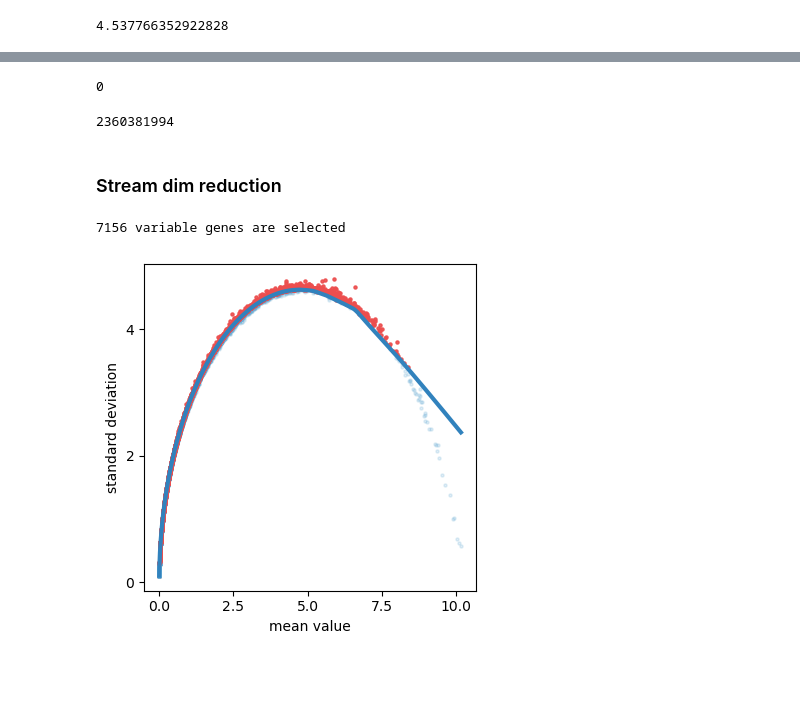
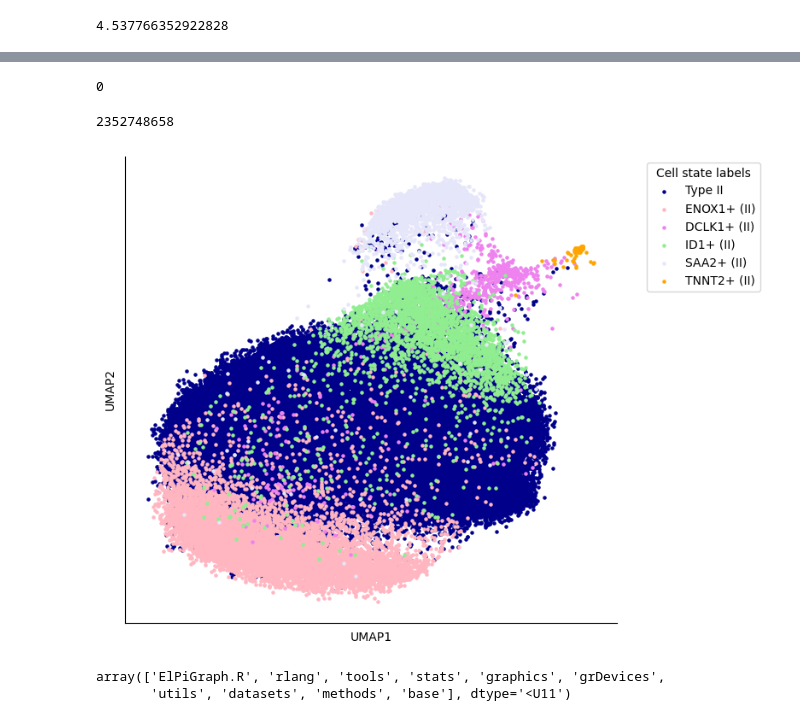
Before and after one commit to sachha-naksha/SKM_multimodal_analysis, a Jupyter notebook: py_scripts/traj_2.ipynb, the cells around one changed output, grey strips where cells are left out. Drawn from its saved outputs; the diff is of its cells as text; code cells hidden in the pictures; blank space fills up the shorter version.

```diff
--- a/py_scripts/traj_2.ipynb
+++ b/py_scripts/traj_2.ipynb
@@ -21,3 +21,13 @@ import stream as st
 adata = st.read(file_name=adata_infile_fiber, workdir=out_tmp)
 # %% [output]
 Saving results in: /ocean/projects/cis240075p/asachan/datasets/TA_muscle/public_datasets/SKM_multimodal_ageing/objects/tmp
+# %%
+adata.obsm['X_dr'] = adata.obsm['X_umap']
+# %%
+# filter cells to cleanup the umap
+coord_mask = adata.obsm['X_dr'][:, 0] < 0 #as type 2 fibers have negative umap x-coordinate
+print(f"Cells removed by coord_mask : {(~coord_mask).sum()}")
+keep = coord_mask
+print(f"\nKeeping {keep.sum()} / {len(keep)} cells")
+adata = adata[keep].copy()
+print(f"adata after filtering: {adata.shape}")
@@ -77,12 +91,4 @@ display(n_nans)
 display(adata.X.size)
 # %% [output]
 0
-2360381994
+2352748658
-# %% [markdown]
-### Stream dim reduction
-# %%
-# # Setting var_genes if you need to select top 3k genes from a list of more than 3k genes
-st.select_variable_genes(adata,loess_frac=0.01,percentile=80)
-# %% [output]
-7156 variable genes are selected
-[figure, removed]
@@ -92,0 +95,44 @@ st.dimension_reduction(adata,method='se',feature='var_genes',n_components=2,n_ne
+# %%
+import matplotlib.pyplot as plt
+import numpy as np
+
+# Extract UMAP coordinates from the 'X_dr'/'X_mlle' or umap slot
+umap_coords = adata.obsm['X_umap']
+
+# Extract the labels for coloring
+labels = adata.obs['Annotation']
+
+# get colors for 'Type I', 'DCLK1+ (I)', 'ID1+ (I)', 'SAA2+ (I)', 'TNNT2+ (I)'
+#colormap = {'Type I': 'darkblue', 'DCLK1+ (I)': 'lightpink', 'ID1+ (I)': 'lightgreen', 'SAA2+ (I)': 'lavender', 'TNNT2+ (I)': 'violet'}
+colormap = {'Type II': 'darkblue', 'ENOX1+ (II)': 'lightpink', 'ID1+ (II)': 'lightgreen', 'SAA2+ (II)': 'lavender', 'DCLK1+ (II)': 'violet', 'TNNT2+ (II)': 'orange'}
+# Get unique labels and their corresponding colors
+unique_labels = labels.unique()
+color_list = [colormap[label] for label in unique_labels]
+
+# Plotting the UMAP with colors based on labels
+plt.figure(figsize=(8, 6))
+
+for label, color in zip (unique_labels, color_list):
+    idx = labels == label
+    plt.scatter(umap_coords[idx, 0], umap_coords[idx, 1], c=color, label=label, s=5)  # s=5 sets the marker size to 5 points
+# Remove ticks
+plt.xticks([])
+plt.yticks([])
+# Remove top and right spines
+plt.gca().spines['top'].set_visible(False)
+plt.gca().spines['right'].set_visible(False)
+
+plt.title('')
+plt.xlabel('UMAP1')
+plt.ylabel('UMAP2')
+plt.legend(title="Cell state labels", bbox_to_anchor=(1.05, 1), loc='upper left')
+plt.tight_layout()
+# plt.savefig('/ocean/projects/cis240075p/asachan/datasets/B_Cell/multiome_1st_donor_UPMC_aggr/stream_outs/figures/bifurcation_male.pdf',
+#             bbox_inches='tight',  # Ensures the legend isn't cut off
+#             dpi=300,             # High resolution
+#             format='pdf')        # Specify PDF format
+#save the plot
+#plt.savefig('/ocean/projects/cis240075p/asachan/datasets/B_Cell/T_cell/outs/stream_objs/tcell_traj_umap.pdf')
+plt.show()
+# %% [output]
+[figure, added]
@@ -92,0 +143,6 @@ st.dimension_reduction(adata,method='se',feature='var_genes',n_components=2,n_ne
+# %%
+from rpy2.robjects import r
+r('library(rlang)')
+# %% [output]
+array(['ElPiGraph.R', 'rlang', 'tools', 'stats', 'graphics', 'grDevices',
+       'utils', 'datasets', 'methods', 'base'], dtype='<U11')
```
Also changed, not shown: parts of 18 cells of this notebook, 2 other files.
